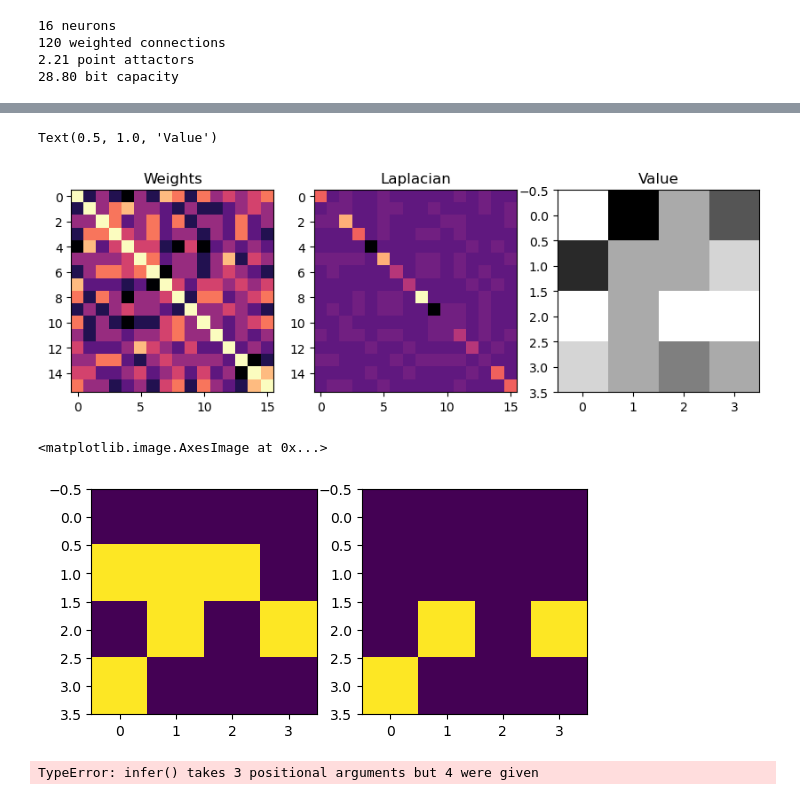
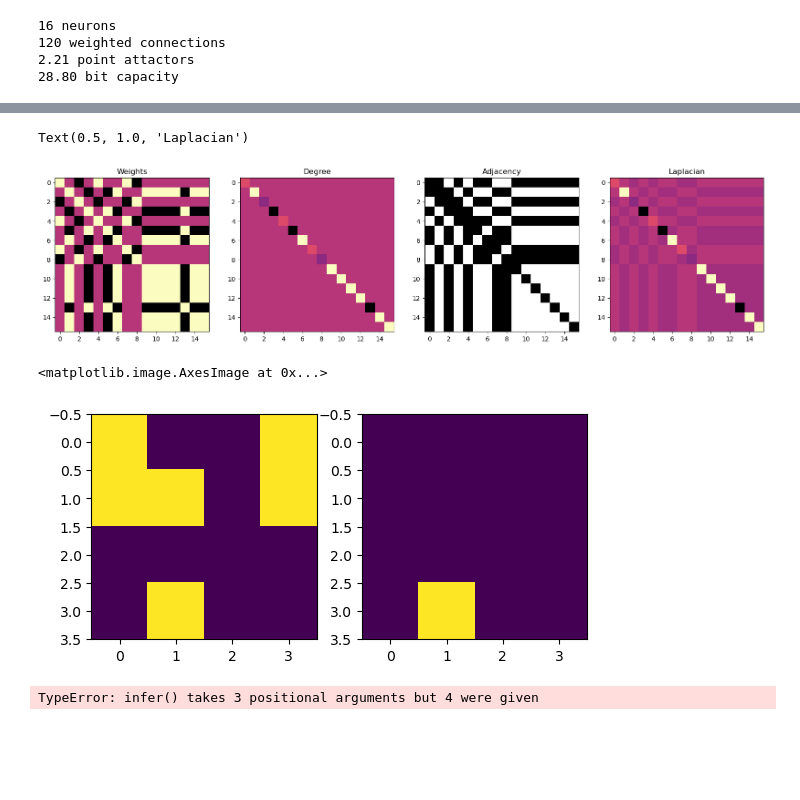
Before and after one commit to epochlab/LAM, a Jupyter notebook: sandbox/sandbox_LAM.ipynb, the cells around one changed output, grey strips where cells are left out. Drawn from its saved outputs; the diff is of its cells as text; code cells hidden in the pictures; blank space fills up the shorter version.

```diff
--- a/sandbox/sandbox_LAM.ipynb
+++ b/sandbox/sandbox_LAM.ipynb
@@ -23,16 +38,11 @@ class LAM():
             self.weights += delta_weights # Update weights
             self.weights = (self.weights + self.weights.T) / 2 # Enforce symmetrical weights
 
+        # Construct laplacian matrix
         self.degree = np.diag(np.sum(self.weights, axis=1)) # Degree of each vertex
-        # self.degree = np.diag(1/np.sqrt(np.sum(self.weights, axis=1))) # Inverse square root of the (diagonal) degree matrix
-        plt.imshow(self.degree)
-
         self.adjacency[np.abs(self.weights) > 0] = 1 # Normalized connectivity of network
         np.fill_diagonal(self.adjacency, 0) # Set diagonal to 0
-
-        self.laplacian = self.degree - self.adjacency # Construct laplacian matrix (hetero-associative)
-        # self.laplacian = self.degree @ (self.degree - self.adjacency) @ self.degree
-        print(self.laplacian) # NEEDS TO BE NORMALISED
+        self.laplacian = self.degree - self.adjacency # Construct laplacian matrix (simple)
 
     def infer(self, state, iterations):
         for _ in range(iterations):
@@ -41,7 +51,7 @@ class LAM():
             state[idx] = self.step(spin)
         return state
 
-    def step(self, x): # Step / Threshold activation function
+    def step(self, x): # Step / Threshold activation function (Heaviside | Piecewise)
         return 1 if x > 0 else 0
 
     def sigmoid(self, x): # Continuous activation function
@@ -55,13 +65,13 @@ class LAM():
 # %%
 # Hyperparameters
 ndim = 16
-memory = 8
-p = 0.1
+memory = 2
+p = 0.5
 alpha = 0.1
 # %%
-data = np.array([1 if x > 0.5 else 0 for x in np.random.rand(ndim * memory)], dtype=np.int8)
+data = np.random.choice([0, 1], size=ndim*memory, p=[p, 1 - p]) # Binary input with sparsity
 data = data.reshape(memory, ndim)
 
-print(data[0])
+print(data)
 print(data.shape)
 # %% [output]
@@ -107,19 +100,23 @@ model.train(data)
 # %%
-plt.figure(figsize=(10,30))
-plt.subplot(1,3,1)
+plt.figure(figsize=(20,60))
+plt.subplot(1,4,1)
 plt.imshow(model.weights, cmap='magma')
 plt.title("Weights")
 
-plt.subplot(1,3,2)
+plt.subplot(1,4,2)
+plt.imshow(model.degree, cmap='magma')
+plt.title("Degree")
+
+plt.subplot(1,4,3)
+plt.imshow(model.adjacency, cmap='gray')
+plt.title("Adjacency")
+
+plt.subplot(1,4,4)
 plt.imshow(model.laplacian, cmap='magma')
 plt.title("Laplacian")
-
-plt.subplot(1,3,3)
-plt.imshow(model.weights[1].reshape(int(ndim**0.5),int(ndim**0.5)), cmap='binary')
-plt.title("Value")
 # %% [output]
-Text(0.5, 1.0, 'Value')
+Text(0.5, 1.0, 'Laplacian')
-[figure, old version]
+[figure, new version]
 # %%
 # state = np.random.randint(-1,2,(model.ndim)) # Noise
 
@@ -132,7 +129,7 @@ state[:8] = 0
 plt.imshow(state.reshape(int(ndim**0.5),int(ndim**0.5)))
 # %% [output]
 <matplotlib.image.AxesImage at 0x...>
-[figure, old version]
+[figure, new version]
 # %%
 # Infer (Retrieval)
 steps = 1000
```
Also changed, not shown: parts of 4 cells of this notebook, 2 other files.
